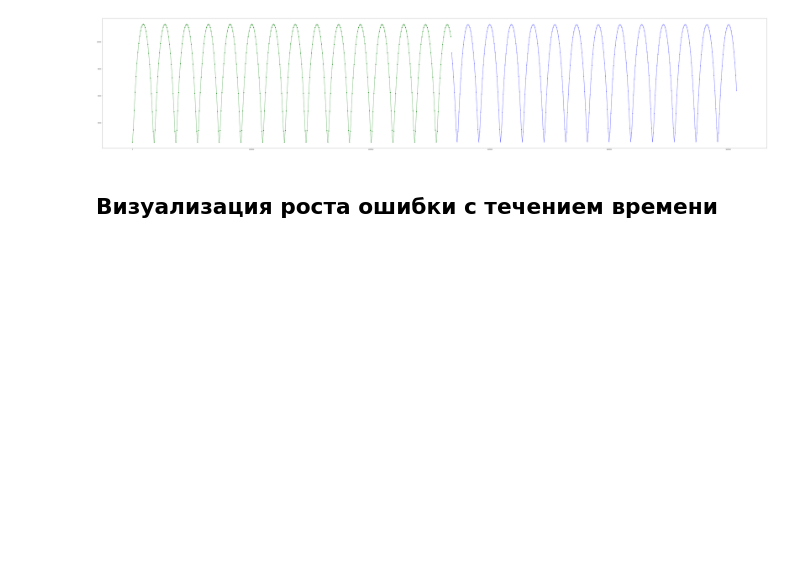
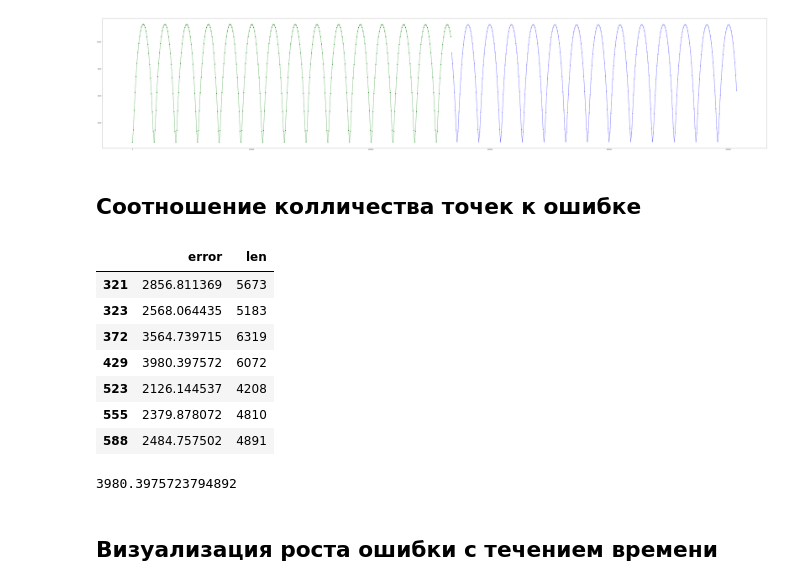
Before and after one commit to KirillRuSS/IDAO-2020, a Jupyter notebook: IDAO-2020.ipynb, the cells around one changed output. Cells and saved outputs as stored; diff of their text form; code cells hidden in the pictures; blank space fills up the shorter version.

```diff
--- a/IDAO-2020.ipynb
+++ b/IDAO-2020.ipynb
@@ -97,6 +97,33 @@ plt.plot(x,y,'-bx')
 plt.show()
 # %% [output]
 [figure]
+# %% [markdown]
+## Соотношение колличества точек к ошибке
+# %%
+error_list = []
+len_list = []
+
+for i in df['sat_id'].unique():
+    sat = df[df['sat_id']==i]
+
+    error_list.append(np.sum(sat.error))
+    len_list.append(len(sat))
+d=pd.DataFrame({'error': error_list, 'len': len_list})
+
+d[(d.len>700) & (d.error>2000)]
+# %% [output]
+|  | error | len |
+| 321 | 2856.811369 | 5673 |
+| 323 | 2568.064435 | 5183 |
+| 372 | 3564.739715 | 6319 |
+| 429 | 3980.397572 | 6072 |
+| 523 | 2126.144537 | 4208 |
+| 555 | 2379.878072 | 4810 |
+| 588 | 2484.757502 | 4891 |
+# %%
+np.max(d.error)
+# %% [output]
+3980.3975723794892
 # %% [markdown]
 ## Визуализация роста ошибки с течением времени
 # %%
```
Also changed, not shown: 3 other files.
